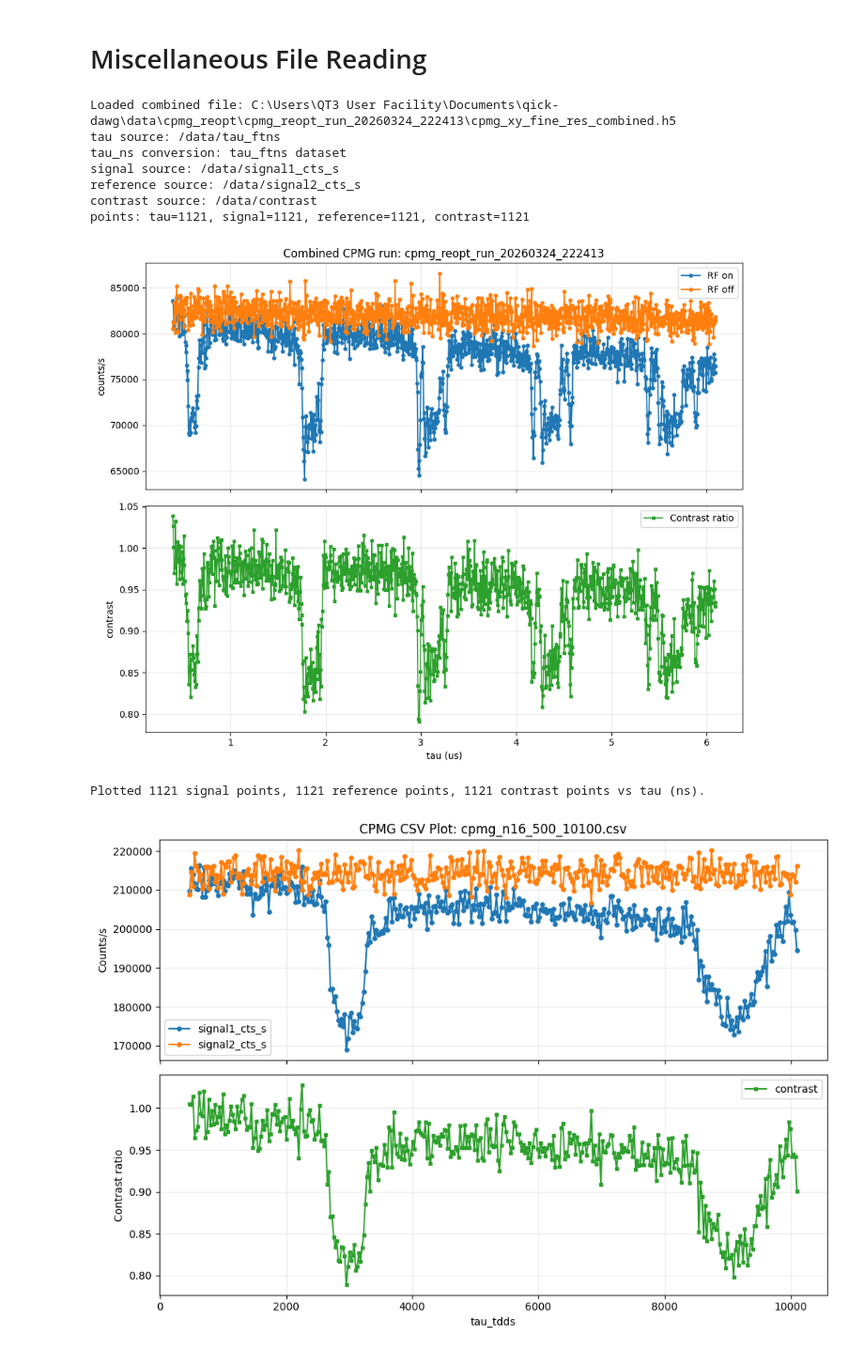
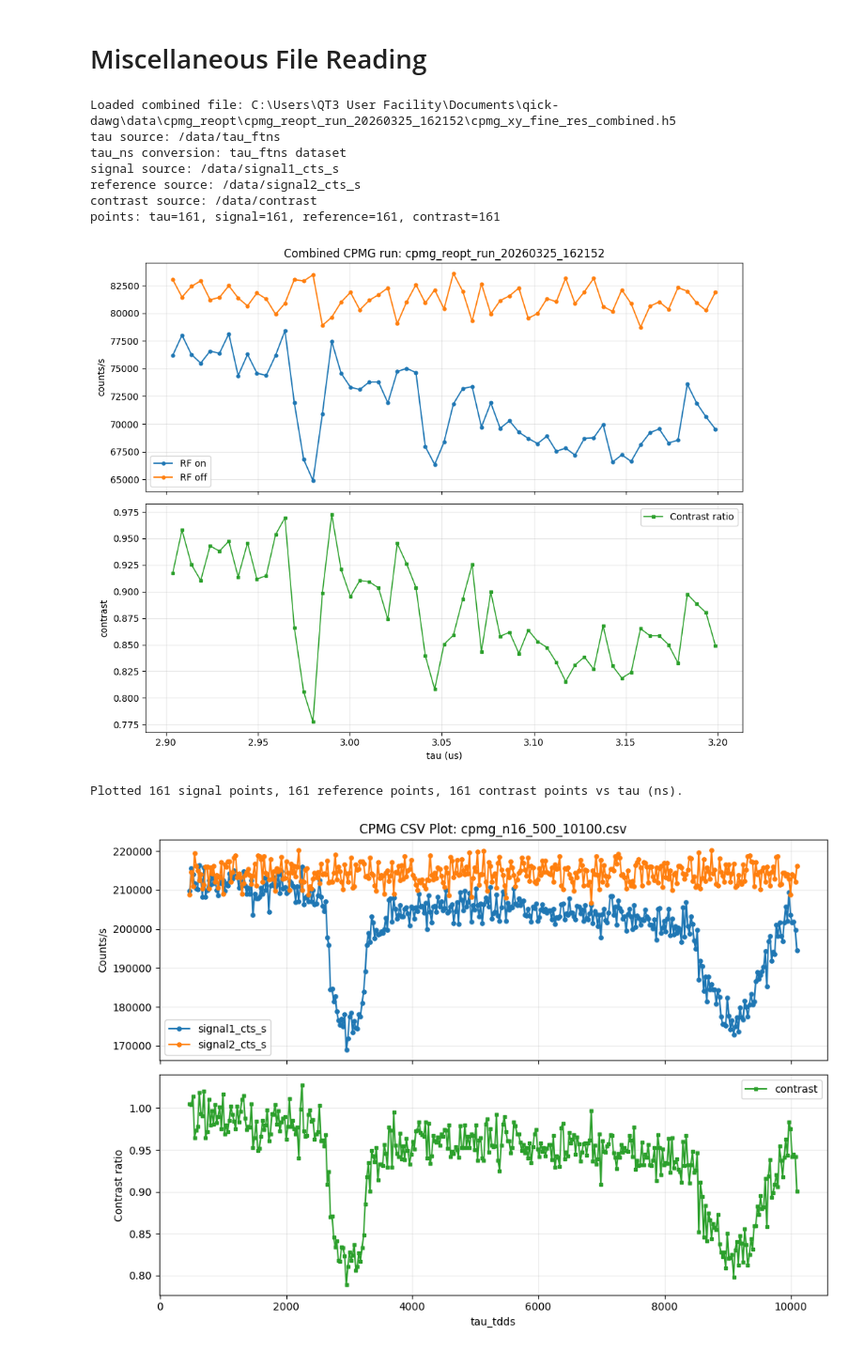
Before and after one commit to vsmar/qick-dawg, a Jupyter notebook: jupyter_notebooks/experiment_workflow.ipynb, the cells around one changed output. Shown at 94% size. Cells and saved outputs as stored; diff of their text form; code cells hidden in the pictures.

```diff
--- a/jupyter_notebooks/experiment_workflow.ipynb
+++ b/jupyter_notebooks/experiment_workflow.ipynb
@@ -357,7 +603,8 @@ import h5py
 import numpy as np
 
 # Combined run file relative to ../data
-RUN_FILE = r"cpmg_reopt\cpmg_reopt_run_20260324_222413\cpmg_xy_fine_res_combined.h5"
+# RUN_FILE = r"cpmg_reopt\cpmg_reopt_run_20260324_222413\cpmg_xy_fine_res_combined.h5"
+RUN_FILE = r"cpmg_reopt/cpmg_reopt_run_20260325_162152/cpmg_xy_fine_res_combined.h5"
 
 DATA_ROOT = Path("../data")
 run_path = DATA_ROOT / RUN_FILE
@@ -462,13 +709,13 @@ print(f"reference source: {reference_key}")
 print(f"contrast source: {contrast_key if contrast_key is not None else 'computed signal/reference'}")
 print(f"points: tau={len(tau_ns)}, signal={len(signal)}, reference={len(reference)}, contrast={len(contrast)}")
 # %% [output]
-Loaded combined file: C:\Users\QT3 User Facility\Documents\qick-dawg\data\cpmg_reopt\cpmg_reopt_run_20260324_222413\cpmg_xy_fine_res_combined.h5
+Loaded combined file: C:\Users\QT3 User Facility\Documents\qick-dawg\data\cpmg_reopt\cpmg_reopt_run_20260325_162152\cpmg_xy_fine_res_combined.h5
 tau source: /data/tau_ftns
 tau_ns conversion: tau_ftns dataset
 signal source: /data/signal1_cts_s
 reference source: /data/signal2_cts_s
 contrast source: /data/contrast
-points: tau=1121, signal=1121, reference=1121, contrast=1121
+points: tau=161, signal=161, reference=161, contrast=161
 # %%
 import matplotlib.pyplot as plt
 import numpy as np
@@ -483,35 +730,42 @@ if missing:
 x = np.asarray(tau_ns/1e3, dtype=float).reshape(-1)
 y_sig = np.asarray(signal, dtype=float).reshape(-1)
 y_ref = np.asarray(reference, dtype=float).reshape(-1)
 y_con = np.asarray(contrast, dtype=float).reshape(-1)
 
 n_sig = min(len(x), len(y_sig))
 n_ref = min(len(x), len(y_ref))
 n_con = min(len(x), len(y_con))
+
+# x is in microseconds (x = tau_ns / 1e3), so mask in us (not seconds)
+mask = (x >= 2.9) & (x <= 3.2)
+x = x[mask]
+y_sig = y_sig[mask]
+y_ref = y_ref[mask]
+y_con = y_con[mask]
 
 fig, (ax1, ax2) = plt.subplots(2, 1, figsize=(10, 8), sharex=True)
 
 ax1.plot(x[:n_sig], y_sig[:n_sig], "o-", lw=1.4, ms=3.5, label="RF on")
 ax1.plot(x[:n_ref], y_ref[:n_ref], "o-", lw=1.4, ms=3.5, label="RF off")
 ax1.set_ylabel("counts/s")
 run_dir_name = run_path.parent.name
 ax1.set_title(f"Combined CPMG run: {run_dir_name}")
 ax1.grid(alpha=0.3)
 ax1.legend()
 
 ax2.plot(x[:n_con], y_con[:n_con], "s-", lw=1.2, ms=3.2, color="tab:green", label="Contrast ratio")
 ax2.set_xlabel("tau (us)")
 ax2.set_ylabel("contrast")
 ax2.grid(alpha=0.3)
 ax2.legend()
 
 plt.tight_layout()
 plt.show()
 
 print(f"Plotted {n_sig} signal points, {n_ref} reference points, {n_con} contrast points vs tau (ns).")
 # %% [output]
-[figure, old version]
+[figure, new version]
-Plotted 1121 signal points, 1121 reference points, 1121 contrast points vs tau (ns).
+Plotted 161 signal points, 161 reference points, 161 contrast points vs tau (ns).
 # %%
 from pathlib import Path
 import pandas as pd
```
Also changed, not shown: parts of 5 cells of this notebook, 18 other files.
